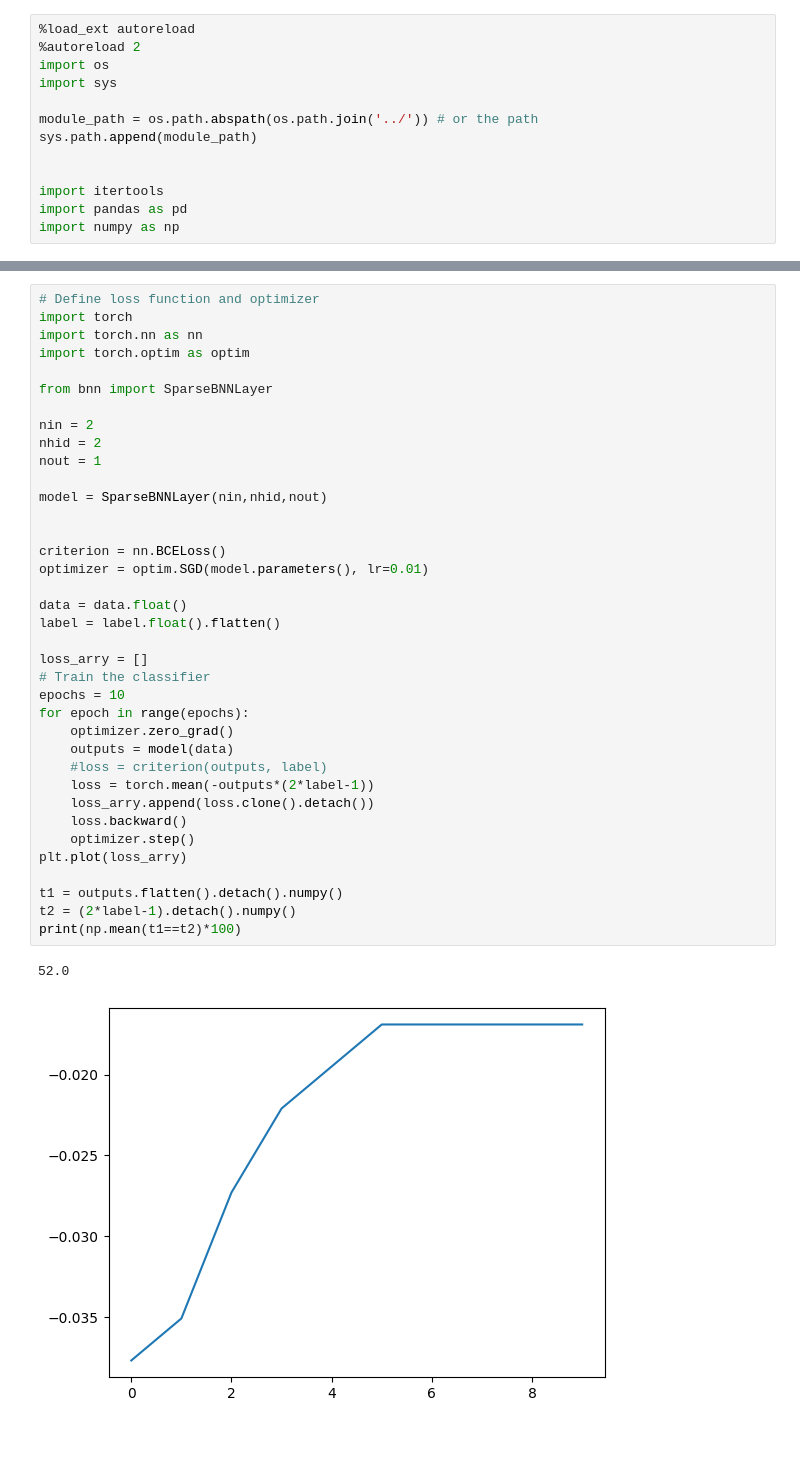
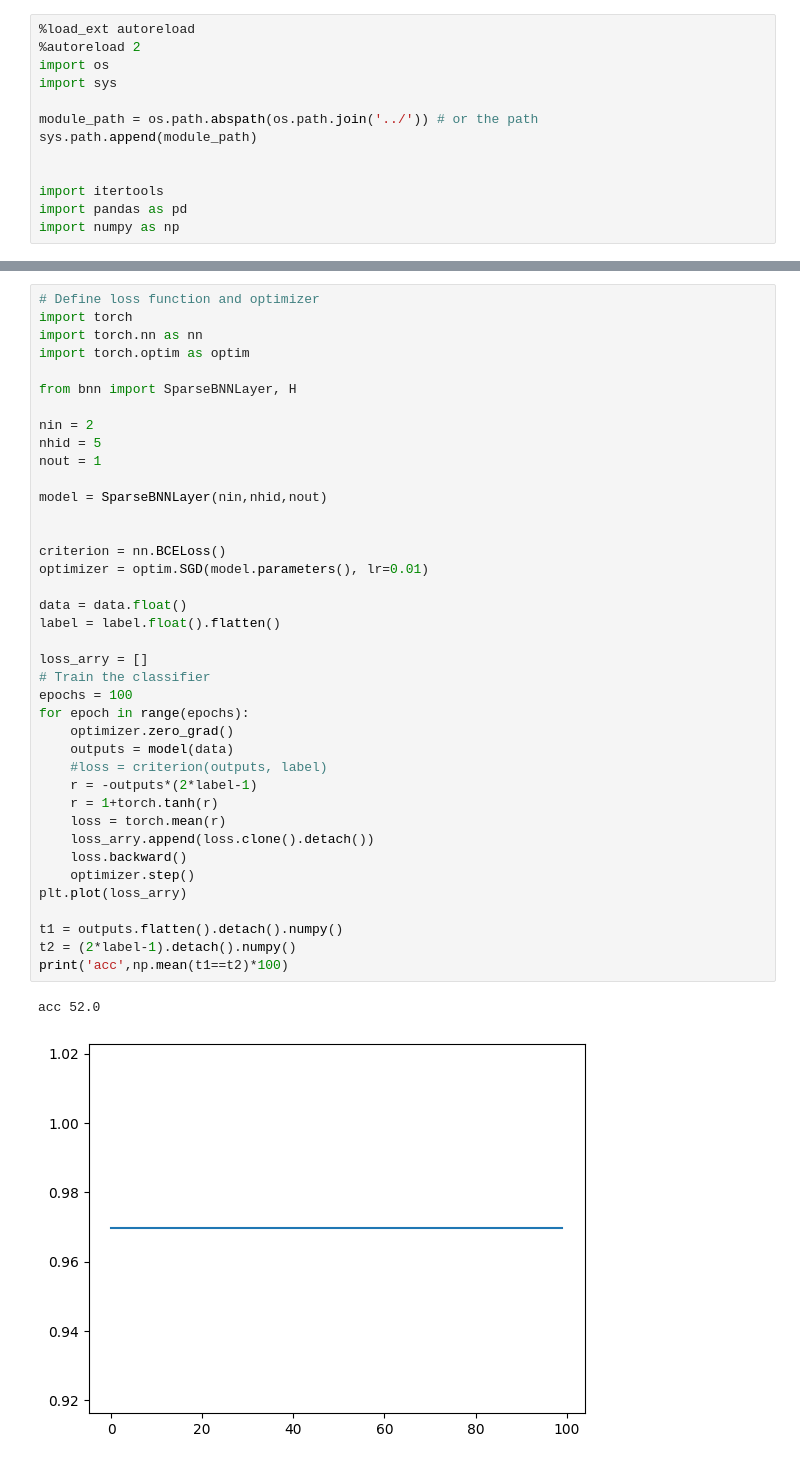
Before and after one commit to mlsquare/CompressiveLearning, a Jupyter notebook: colt/notebooks/02-Sparse-BNN-Layer-Dev-n-Test.ipynb, the cells around one changed output, grey strips where cells are left out. Cells and saved outputs as stored; diff of their text form.

```diff
--- a/colt/notebooks/02-Sparse-BNN-Layer-Dev-n-Test.ipynb
+++ b/colt/notebooks/02-Sparse-BNN-Layer-Dev-n-Test.ipynb
@@ -56,37 +56,39 @@ import torch
 import torch.nn as nn
 import torch.optim as optim
 
-from bnn import SparseBNNLayer
+from bnn import SparseBNNLayer, H
 
 nin = 2
-nhid = 2
+nhid = 5
 nout = 1
 
 model = SparseBNNLayer(nin,nhid,nout)
 
 
 criterion = nn.BCELoss()
 optimizer = optim.SGD(model.parameters(), lr=0.01)
 
 data = data.float()
 label = label.float().flatten()
 
 loss_arry = []
 # Train the classifier
-epochs = 10
+epochs = 100
 for epoch in range(epochs):
     optimizer.zero_grad()
     outputs = model(data)
     #loss = criterion(outputs, label)
-    loss = torch.mean(-outputs*(2*label-1))
+    r = -outputs*(2*label-1)
+    r = 1+torch.tanh(r)
+    loss = torch.mean(r)
     loss_arry.append(loss.clone().detach())
     loss.backward()
     optimizer.step()
 plt.plot(loss_arry)
 
 t1 = outputs.flatten().detach().numpy()
 t2 = (2*label-1).detach().numpy()
-print(np.mean(t1==t2)*100)
+print('acc',np.mean(t1==t2)*100)
 # %% [output]
-52.0
+acc 52.0
-[figure, old version]
+[figure, new version]
```
Also changed, not shown: parts of 1 cell of this notebook.
